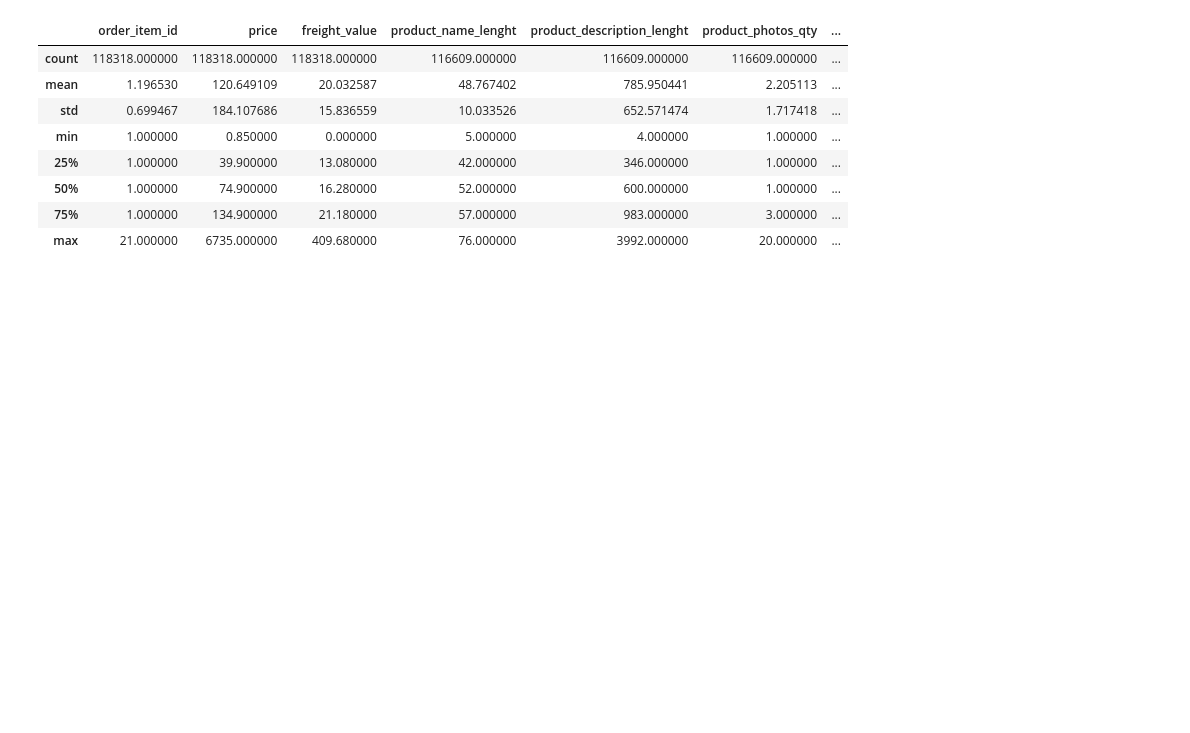
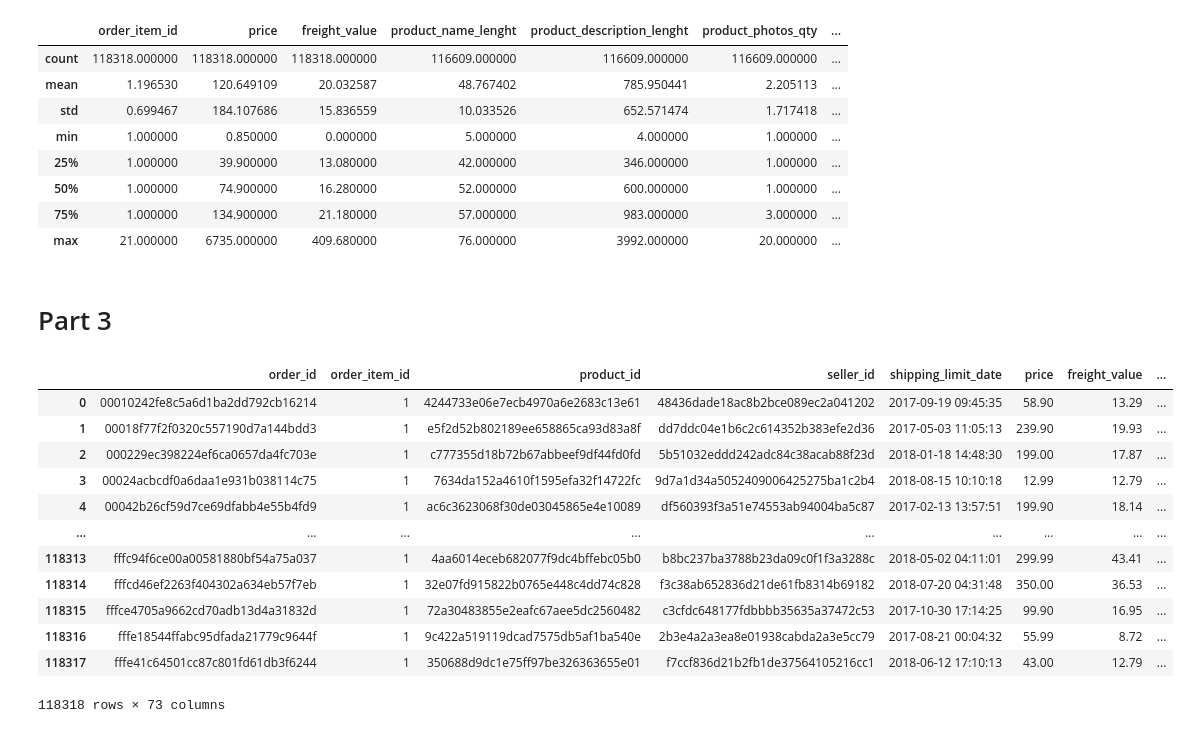
Before and after one commit to machadomr/DaysOfCode, a Jupyter notebook: 06_Other/01_Kaggle_Olist.ipynb, the cells around one changed output. Cells and saved outputs as stored; diff of their text form; code cells hidden in the pictures; blank space fills up the shorter version.

```diff
--- a/06_Other/01_Kaggle_Olist.ipynb
+++ b/06_Other/01_Kaggle_Olist.ipynb
@@ -360,3 +340,64 @@ df_merged.describe()
 | 50% | 1.000000 | 74.900000 | 16.280000 | 52.000000 | 600.000000 | 1.000000 | ... |
 | 75% | 1.000000 | 134.900000 | 21.180000 | 57.000000 | 983.000000 | 3.000000 | ... |
 | max | 21.000000 | 6735.000000 | 409.680000 | 76.000000 | 3992.000000 | 20.000000 | ... |
+# %% [markdown]
+# Part 3
+# %%
+# Converting the date features datatype to date
+df_merged['shipping_limit_date_d'] = pd.to_datetime(df_merged['shipping_limit_date'], errors = 'coerce')
+df_merged['order_purchase_timestamp_d'] = pd.to_datetime(df_merged['order_purchase_timestamp'], errors = 'coerce')
+df_merged['order_approved_at_d'] = pd.to_datetime(df_merged['order_approved_at'], errors = 'coerce')
+df_merged['order_delivered_carrier_date_d'] = pd.to_datetime(df_merged['order_delivered_carrier_date'], errors = 'coerce')
+df_merged['order_delivered_customer_date_d'] = pd.to_datetime(df_merged['order_delivered_customer_date'], errors = 'coerce')
+df_merged['order_estimated_delivery_date_d'] = pd.to_datetime(df_merged['order_estimated_delivery_date'], errors = 'coerce')
+df_merged['review_creation_date_d'] = pd.to_datetime(df_merged['review_creation_date'], errors = 'coerce')
+df_merged['review_answer_timestamp_d'] = pd.to_datetime(df_merged['review_answer_timestamp'], errors = 'coerce')
+# %%
+# Breaking the data features into day, month and year
+# shipping_limit_date_d
+df_merged['shipping_limit_date_day'] = df_merged['shipping_limit_date_d'].dt.day
+df_merged['shipping_limit_date_month'] = df_merged['shipping_limit_date_d'].dt.month
+df_merged['shipping_limit_date_year'] = df_merged['shipping_limit_date_d'].dt.year
+# order_purchase_timestamp
+df_merged['order_purchase_timestamp_day'] = df_merged['order_purchase_timestamp_d'].dt.day
+df_merged['order_purchase_timestamp_month'] = df_merged['order_purchase_timestamp_d'].dt.month
+df_merged['order_purchase_timestamp_year'] = df_merged['order_purchase_timestamp_d'].dt.year
+# order_approved_at
+df_merged['order_approved_at_day'] = df_merged['order_approved_at_d'].dt.day
+df_merged['order_approved_at_month'] = df_merged['order_approved_at_d'].dt.month
+df_merged['order_approved_at_year'] = df_merged['order_approved_at_d'].dt.year
+# order_delivered_carrier_date
+df_merged['order_delivered_carrier_date_day'] = df_merged['order_delivered_carrier_date_d'].dt.day
+df_merged['order_delivered_carrier_date_month'] = df_merged['order_delivered_carrier_date_d'].dt.month
+df_merged['order_delivered_carrier_date_year'] = df_merged['order_delivered_carrier_date_d'].dt.year
+# order_delivered_customer_date
+df_merged['order_delivered_customer_date_day'] = df_merged['order_delivered_customer_date_d'].dt.day
+df_merged['order_delivered_customer_date_month'] = df_merged['order_delivered_customer_date_d'].dt.month
+df_merged['order_delivered_customer_date_year'] = df_merged['order_delivered_customer_date_d'].dt.year
+# order_estimated_delivery_date
+df_merged['order_estimated_delivery_date_day'] = df_merged['order_estimated_delivery_date_d'].dt.day
+df_merged['order_estimated_delivery_date_month'] = df_merged['order_estimated_delivery_date_d'].dt.month
+df_merged['order_estimated_delivery_date_year'] = df_merged['order_estimated_delivery_date_d'].dt.year
+# review_creation_date
+df_merged['review_creation_date_day'] = df_merged['review_creation_date_d'].dt.day
+df_merged['review_creation_date_month'] = df_merged['review_creation_date_d'].dt.month
+df_merged['review_creation_date_year'] = df_merged['review_creation_date_d'].dt.year
+# review_answer_timestamp
+df_merged['review_answer_timestamp_day'] = df_merged['review_answer_timestamp_d'].dt.day
+df_merged['review_answer_timestamp_month'] = df_merged['review_answer_timestamp_d'].dt.month
+df_merged['review_answer_timestamp_year'] = df_merged['review_answer_timestamp_d'].dt.year
+df_merged
+# %% [output]
+|  | order_id | order_item_id | product_id | seller_id | shipping_limit_date | price | freight_value | ... |
+| 0 | 00010242fe8c5a6d1ba2dd792cb16214 | 1 | 4244733e06e7ecb4970a6e2683c13e61 | 48436dade18ac8b2bce089ec2a041202 | 2017-09-19 09:45:35 | 58.90 | 13.29 | ... |
+| 1 | 00018f77f2f0320c557190d7a144bdd3 | 1 | e5f2d52b802189ee658865ca93d83a8f | dd7ddc04e1b6c2c614352b383efe2d36 | 2017-05-03 11:05:13 | 239.90 | 19.93 | ... |
+| 2 | 000229ec398224ef6ca0657da4fc703e | 1 | c777355d18b72b67abbeef9df44fd0fd | 5b51032eddd242adc84c38acab88f23d | 2018-01-18 14:48:30 | 199.00 | 17.87 | ... |
+| 3 | 00024acbcdf0a6daa1e931b038114c75 | 1 | 7634da152a4610f1595efa32f14722fc | 9d7a1d34a5052409006425275ba1c2b4 | 2018-08-15 10:10:18 | 12.99 | 12.79 | ... |
+| 4 | 00042b26cf59d7ce69dfabb4e55b4fd9 | 1 | ac6c3623068f30de03045865e4e10089 | df560393f3a51e74553ab94004ba5c87 | 2017-02-13 13:57:51 | 199.90 | 18.14 | ... |
+| ... | ... | ... | ... | ... | ... | ... | ... | ... |
+| 118313 | fffc94f6ce00a00581880bf54a75a037 | 1 | 4aa6014eceb682077f9dc4bffebc05b0 | b8bc237ba3788b23da09c0f1f3a3288c | 2018-05-02 04:11:01 | 299.99 | 43.41 | ... |
+| 118314 | fffcd46ef2263f404302a634eb57f7eb | 1 | 32e07fd915822b0765e448c4dd74c828 | f3c38ab652836d21de61fb8314b69182 | 2018-07-20 04:31:48 | 350.00 | 36.53 | ... |
+| 118315 | fffce4705a9662cd70adb13d4a31832d | 1 | 72a30483855e2eafc67aee5dc2560482 | c3cfdc648177fdbbbb35635a37472c53 | 2017-10-30 17:14:25 | 99.90 | 16.95 | ... |
+| 118316 | fffe18544ffabc95dfada21779c9644f | 1 | 9c422a519119dcad7575db5af1ba540e | 2b3e4a2a3ea8e01938cabda2a3e5cc79 | 2017-08-21 00:04:32 | 55.99 | 8.72 | ... |
+| 118317 | fffe41c64501cc87c801fd61db3f6244 | 1 | 350688d9dc1e75ff97be326363655e01 | f7ccf836d21b2fb1de37564105216cc1 | 2018-06-12 17:10:13 | 43.00 | 12.79 | ... |
+118318 rows × 73 columns
```
Also changed, not shown: parts of 24 cells of this notebook.
